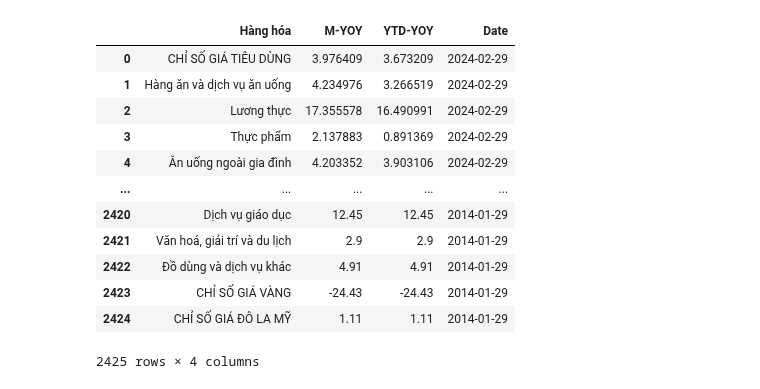
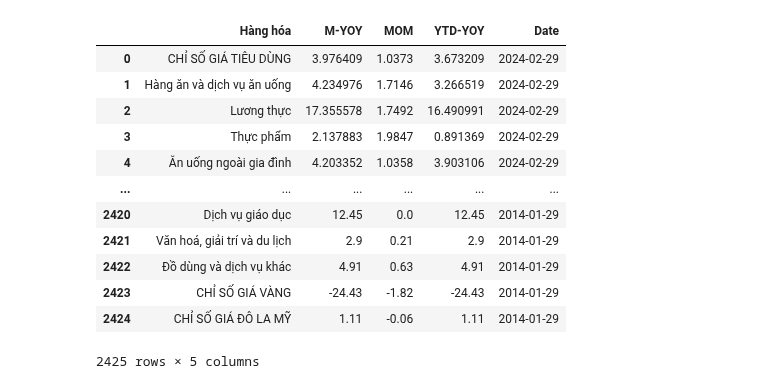
Before and after one commit to hiennguyen9874/vn-macroeconomics, a Jupyter notebook: CPI.ipynb, the cells around one changed output. Saved outputs shown, nothing was run; the diff lists cells and outputs as text; code cells hidden in the pictures.

```diff
--- a/CPI.ipynb
+++ b/CPI.ipynb
@@ -74,22 +74,32 @@ def get_cpi(xl, sheet_name, date):
         df = df.drop(columns=[df.columns[0]])
 
     if len(df.columns) == 7:
-        df = df.drop(columns=[df.columns[1], df.columns[3], df.columns[4], df.columns[5]])
+        df = df.drop(
+            columns=[df.columns[1], df.columns[3], df.columns[5]]
+        )
+        df.columns = ["Hàng hóa", "M-YOY", "M-MOM", "YTD-YOY"]
+    elif len(df.columns) == 6 and int(date.split("-")[1]) == 12:
+        df = df.drop(columns=[df.columns[1], df.columns[4]])
+        df.columns = ["Hàng hóa", "M-YOY", "M-MOM", "YTD-YOY"]
     elif len(df.columns) == 6:
-        df = df.drop(columns=[df.columns[1], df.columns[3], df.columns[4]])
+        df = df.drop(columns=[df.columns[1], df.columns[3]])
+        df.columns = ["Hàng hóa", "M-YOY", "M-MOM", "YTD-YOY"]
     elif len(df.columns) == 4 and int(date.split("-")[1]) == 1:
-        df = df.drop(columns=[df.columns[1], df.columns[3]])
+        df = df.drop(columns=[df.columns[1]])
         df["A"] = df[df.columns[1]]
+        df.columns = ["Hàng hóa", "M-YOY", "M-MOM", "YTD-YOY"]
     elif len(df.columns) == 5 and int(date.split("-")[1]) == 12:
-        df = df.drop(columns=[df.columns[1], df.columns[2], df.columns[4]])
-        df["A"] = df[df.columns[1]]
+        df = df.drop(columns=[df.columns[1]])
+        df.columns = ["Hàng hóa", "M-YOY", "M-MOM", "YTD-YOY"]
     else:
         raise RuntimeError(df.columns)
 
-    df.columns = ["Hàng hóa", "M-YOY", "YTD-YOY"]
+    assert len(df.columns) == 4, list(df.columns)
 
     df[df.columns[0]] = (
-        df[df.columns[0]].replace(r"\s+", " ", regex=True).replace(r"\n", " ", regex=True)
+        df[df.columns[0]]
+        .replace(r"\s+", " ", regex=True)
+        .replace(r"\n", " ", regex=True)
     )
 
     df[df.columns[0]] = df[df.columns[0]].str.strip()
@@ -117,9 +127,9 @@ def get_cpi(xl, sheet_name, date):
     return df
 
 
-xl = pd.ExcelFile("datas/2024-01-29-02-Bieu-T1-2024.xlsx")
+xl = pd.ExcelFile("datas/2017-03-29-Bieu-3-2017-1.xlsx")
 
 sheet_name = find_sheet_name(xl.sheet_names)
 
-get_cpi(xl, sheet_name, "2024-01-29")
+get_cpi(xl, sheet_name, "2017-03-29")
 # %% [output]
@@ -192,22 +202,25 @@ dfs_cpi
 # %%
 dfs_cpi.loc[dfs_cpi["Hàng hóa"] != "LẠM PHÁT CƠ BẢN", "M-YOY"] = (
     dfs_cpi.loc[dfs_cpi["Hàng hóa"] != "LẠM PHÁT CƠ BẢN", "M-YOY"].astype(float) - 100
 )
 dfs_cpi.loc[dfs_cpi["Hàng hóa"] != "LẠM PHÁT CƠ BẢN", "YTD-YOY"] = (
     dfs_cpi.loc[dfs_cpi["Hàng hóa"] != "LẠM PHÁT CƠ BẢN", "YTD-YOY"].astype(float) - 100
 )
+dfs_cpi.loc[dfs_cpi["Hàng hóa"] != "LẠM PHÁT CƠ BẢN", "M-MOM"] = (
+    dfs_cpi.loc[dfs_cpi["Hàng hóa"] != "LẠM PHÁT CƠ BẢN", "M-MOM"].astype(float) - 100
+)
 dfs_cpi
 # %% [output]
-|  | Hàng hóa | M-YOY | YTD-YOY | Date |
-| 0 | CHỈ SỐ GIÁ TIÊU DÙNG | 3.976409 | 3.673209 | 2024-02-29 |
-| 1 | Hàng ăn và dịch vụ ăn uống | 4.234976 | 3.266519 | 2024-02-29 |
-| 2 | Lương thực | 17.355578 | 16.490991 | 2024-02-29 |
-| 3 | Thực phẩm | 2.137883 | 0.891369 | 2024-02-29 |
-| 4 | Ăn uống ngoài gia đình | 4.203352 | 3.903106 | 2024-02-29 |
-| ... | ... | ... | ... | ... |
-| 2420 | Dịch vụ giáo dục | 12.45 | 12.45 | 2014-01-29 |
-| 2421 | Văn hoá, giải trí và du lịch | 2.9 | 2.9 | 2014-01-29 |
-| 2422 | Đồ dùng và dịch vụ khác | 4.91 | 4.91 | 2014-01-29 |
-| 2423 | CHỈ SỐ GIÁ VÀNG | -24.43 | -24.43 | 2014-01-29 |
-| 2424 | CHỈ SỐ GIÁ ĐÔ LA MỸ | 1.11 | 1.11 | 2014-01-29 |
+|  | Hàng hóa | M-YOY | MOM | YTD-YOY | Date |
+| 0 | CHỈ SỐ GIÁ TIÊU DÙNG | 3.976409 | 1.0373 | 3.673209 | 2024-02-29 |
+| 1 | Hàng ăn và dịch vụ ăn uống | 4.234976 | 1.7146 | 3.266519 | 2024-02-29 |
+| 2 | Lương thực | 17.355578 | 1.7492 | 16.490991 | 2024-02-29 |
+| 3 | Thực phẩm | 2.137883 | 1.9847 | 0.891369 | 2024-02-29 |
+| 4 | Ăn uống ngoài gia đình | 4.203352 | 1.0358 | 3.903106 | 2024-02-29 |
+| ... | ... | ... | ... | ... | ... |
+| 2420 | Dịch vụ giáo dục | 12.45 | 0.0 | 12.45 | 2014-01-29 |
+| 2421 | Văn hoá, giải trí và du lịch | 2.9 | 0.21 | 2.9 | 2014-01-29 |
+| 2422 | Đồ dùng và dịch vụ khác | 4.91 | 0.63 | 4.91 | 2014-01-29 |
+| 2423 | CHỈ SỐ GIÁ VÀNG | -24.43 | -1.82 | -24.43 | 2014-01-29 |
+| 2424 | CHỈ SỐ GIÁ ĐÔ LA MỸ | 1.11 | -0.06 | 1.11 | 2014-01-29 |
-2425 rows × 4 columns
+2425 rows × 5 columns
```
Also changed, not shown: parts of 6 cells of this notebook, 7 other files.
